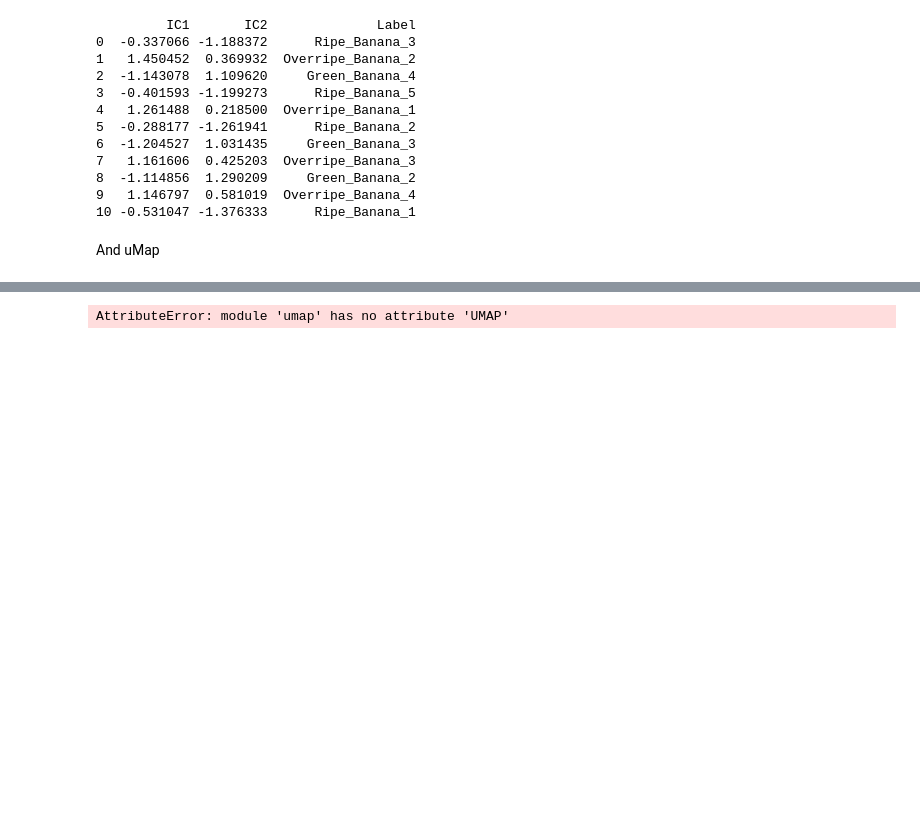
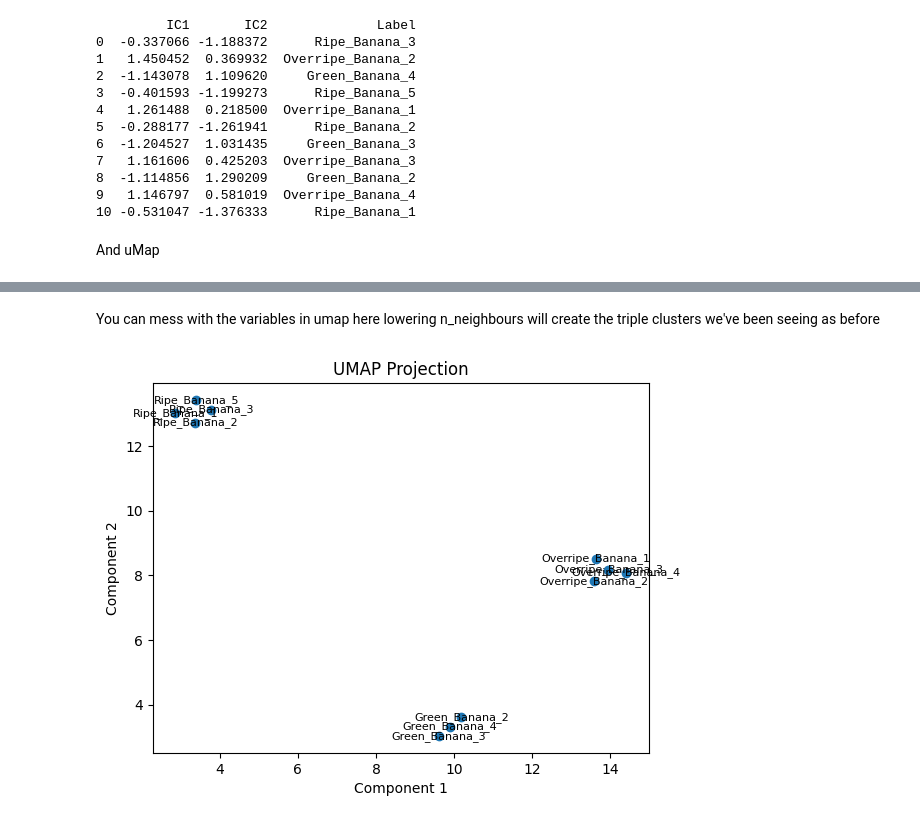
Before and after one commit to subarumuroi/EnzymeKineticGPR, a Jupyter notebook: banana data advanced ML.ipynb, the cells around one changed output, grey strips where cells are left out. Cells and saved outputs as stored; diff of their text form; code cells hidden in the pictures; blank space fills up the shorter version.

```diff
--- a/banana data advanced ML.ipynb
+++ b/banana data advanced ML.ipynb
@@ -224,12 +241,25 @@ And uMap
+# %% [markdown]
+You can mess with the variables in umap here lowering n_neighbours will create the triple clusters we've been seeing as before
 # %%
 #Apply UMAP
-umap_model = U.UMAP(n_components = 2, n_neighbors = 15, min_dist = .1)
+umap_model = U.UMAP(n_components = 2, n_neighbors = 3, min_dist = 0.1)
 umap_result = umap_model.fit_transform(scaled_data)
+umap_df = pd.DataFrame(umap_result, columns=['d1', 'd2'])
+umap_df['Label'] = df.index[-len(umap_df):]
+
+
+#visualize the results
 
 plt.scatter(umap_result[:,0], umap_result[:,1])
+# Add index labels to the points
+for i, txt in enumerate(umap_df['Label']):
+    plt.text(umap_df['d1'][i], umap_df['d2'][i], str(txt), size=8, color='black', ha='center', va='center')
+
+
+
 plt.title('UMAP Projection')
 plt.xlabel('Component 1')
 plt.ylabel('Component 2')
 plt.show()
 # %% [output]
-AttributeError: module 'umap' has no attribute 'UMAP'
+[figure, added]
```
Also changed, not shown: parts of 2 cells of this notebook.
